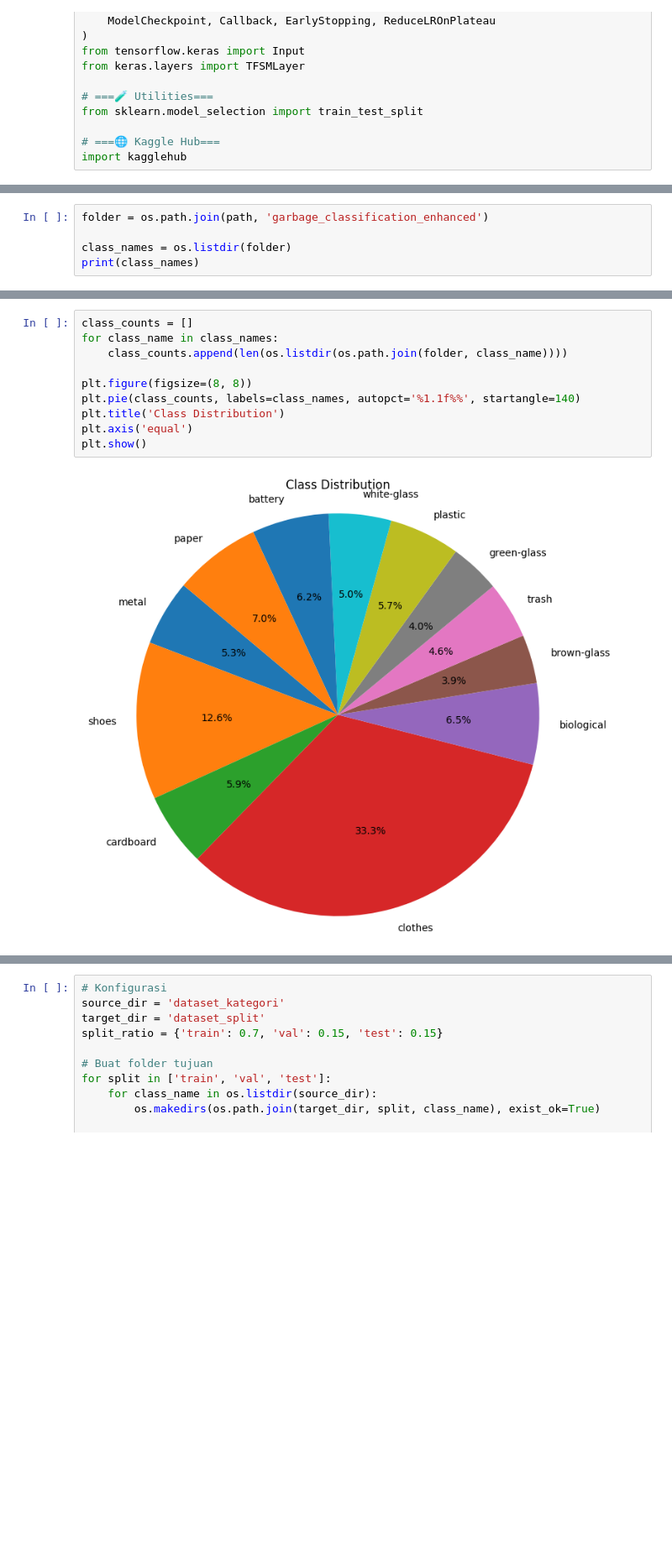
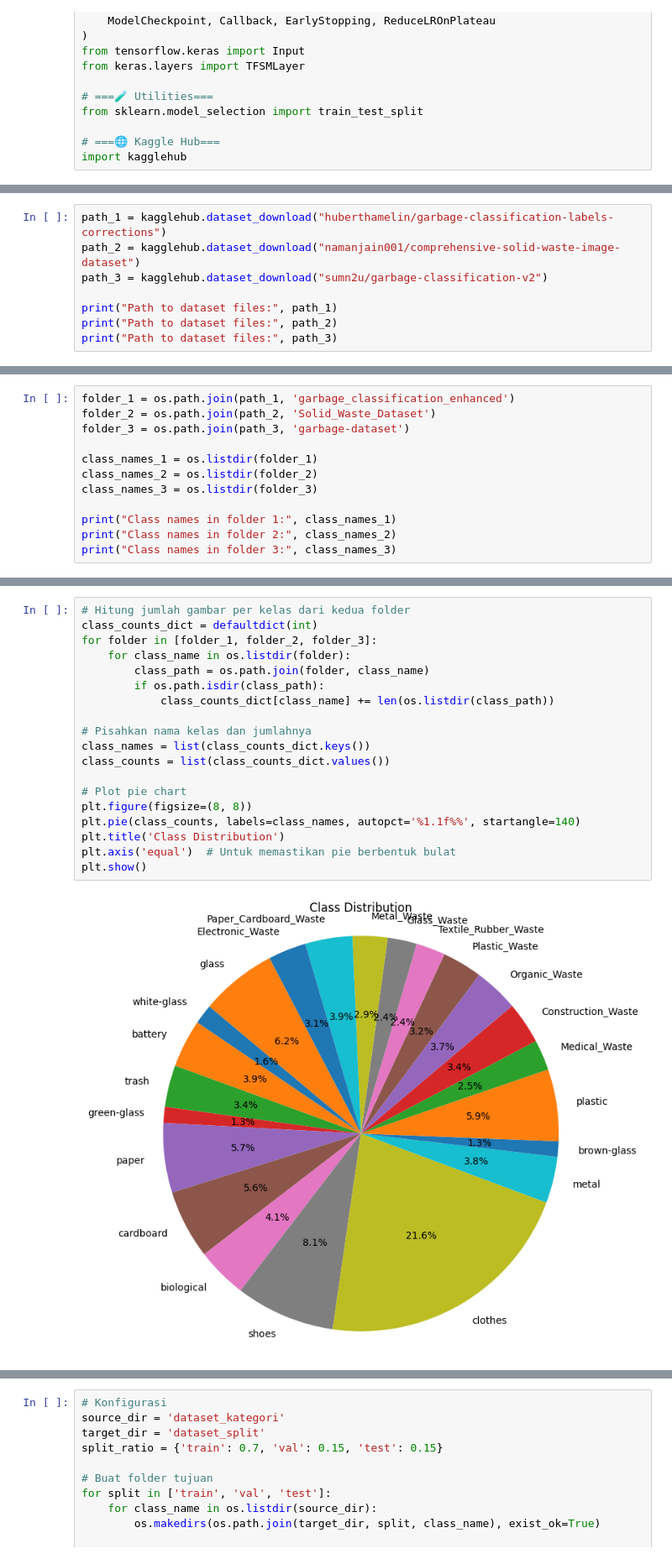
Before and after one commit to MHzNug/KKN-Periode-2, a Jupyter notebook: training_model.ipynb, the cells around one changed output, grey strips where cells are left out. Shown at 84% size. Saved outputs shown, nothing was run; the diff lists cells and outputs as text; blank space fills up the shorter version.

```diff
--- a/training_model.ipynb
+++ b/training_model.ipynb
@@ -69,5 +39,0 @@ os.listdir(os.path.join(path, 'garbage_classification_enhanced'))
-# %%
-folder = os.path.join(path, 'garbage_classification_enhanced')
-
-class_names = os.listdir(folder)
-print(class_names)
@@ -75,0 +40,8 @@ print(class_names)
+# %%
+path_1 = kagglehub.dataset_download("huberthamelin/garbage-classification-labels-corrections")
+path_2 = kagglehub.dataset_download("namanjain001/comprehensive-solid-waste-image-dataset")
+path_3 = kagglehub.dataset_download("sumn2u/garbage-classification-v2")
+
+print("Path to dataset files:", path_1)
+print("Path to dataset files:", path_2)
+print("Path to dataset files:", path_3)
@@ -75,0 +74,12 @@ print(class_names)
+# %%
+folder_1 = os.path.join(path_1, 'garbage_classification_enhanced')
+folder_2 = os.path.join(path_2, 'Solid_Waste_Dataset')
+folder_3 = os.path.join(path_3, 'garbage-dataset')
+
+class_names_1 = os.listdir(folder_1)
+class_names_2 = os.listdir(folder_2)
+class_names_3 = os.listdir(folder_3)
+
+print("Class names in folder 1:", class_names_1)
+print("Class names in folder 2:", class_names_2)
+print("Class names in folder 3:", class_names_3)
@@ -76,12 +92,21 @@ print(class_names)
 # %%
-class_counts = []
-for class_name in class_names:
-    class_counts.append(len(os.listdir(os.path.join(folder, class_name))))
+# Hitung jumlah gambar per kelas dari kedua folder
+class_counts_dict = defaultdict(int)
+for folder in [folder_1, folder_2, folder_3]:
+    for class_name in os.listdir(folder):
+        class_path = os.path.join(folder, class_name)
+        if os.path.isdir(class_path):
+            class_counts_dict[class_name] += len(os.listdir(class_path))
 
+# Pisahkan nama kelas dan jumlahnya
+class_names = list(class_counts_dict.keys())
+class_counts = list(class_counts_dict.values())
+
+# Plot pie chart
 plt.figure(figsize=(8, 8))
 plt.pie(class_counts, labels=class_names, autopct='%1.1f%%', startangle=140)
 plt.title('Class Distribution')
-plt.axis('equal')
+plt.axis('equal')  # Untuk memastikan pie berbentuk bulat
 plt.show()
 # %% [output]
-[figure, old version]
+[figure, new version]
```
Also changed, not shown: parts of 29 cells of this notebook.
